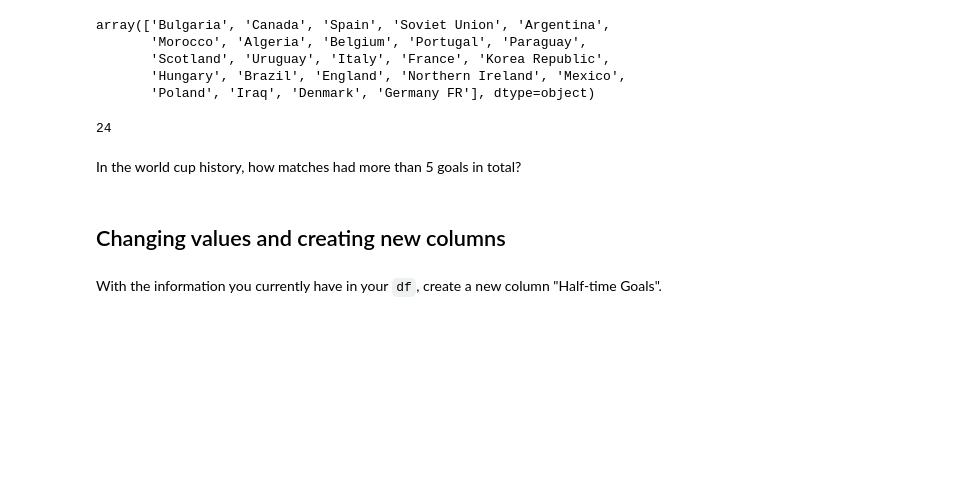
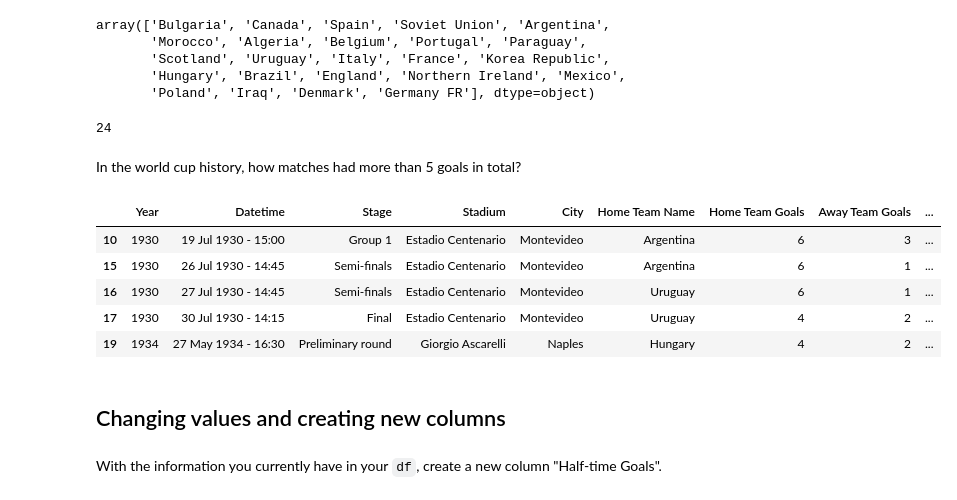
Before and after one commit to bl419cam/dsc-accessing-data-with-pandas-lab-seattle-ds-062419, a Jupyter notebook: index.ipynb, the cells around one changed output. Saved outputs shown, nothing was run; the diff lists cells and outputs as text; code cells hidden in the pictures; blank space fills up the shorter version.

```diff
--- a/index.ipynb
+++ b/index.ipynb
@@ -205,7 +205,14 @@ len(df_1986['Home Team Name'].unique())
 # %% [markdown]
 In the world cup history, how matches had more than 5 goals in total?
 # %%
-df.loc[df['Home Team Goals'] + df['A']]
+df.loc[(df['Home Team Goals'] + df['Away Team Goals'])>5].head()
+# %% [output]
+|  | Year | Datetime | Stage | Stadium | City | Home Team Name | Home Team Goals | Away Team Goals | ... |
+| 10 | 1930 | 19 Jul 1930 - 15:00 | Group 1 | Estadio Centenario | Montevideo | Argentina | 6 | 3 | ... |
+| 15 | 1930 | 26 Jul 1930 - 14:45 | Semi-finals | Estadio Centenario | Montevideo | Argentina | 6 | 1 | ... |
+| 16 | 1930 | 27 Jul 1930 - 14:45 | Semi-finals | Estadio Centenario | Montevideo | Uruguay | 6 | 1 | ... |
+| 17 | 1930 | 30 Jul 1930 - 14:15 | Final | Estadio Centenario | Montevideo | Uruguay | 4 | 2 | ... |
+| 19 | 1934 | 27 May 1934 - 16:30 | Preliminary round | Giorgio Ascarelli | Naples | Hungary | 4 | 2 | ... |
 # %% [markdown]
 ## Changing values and creating new columns
 # %% [markdown]
```
